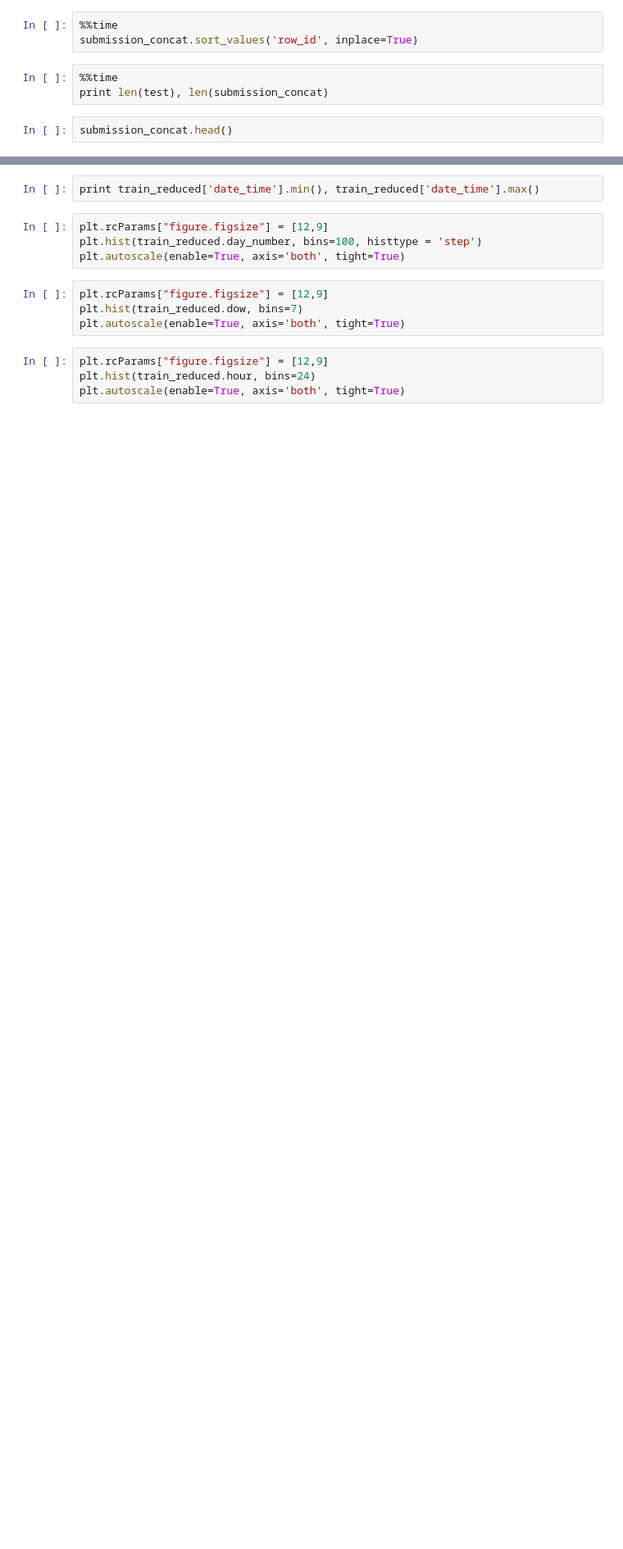
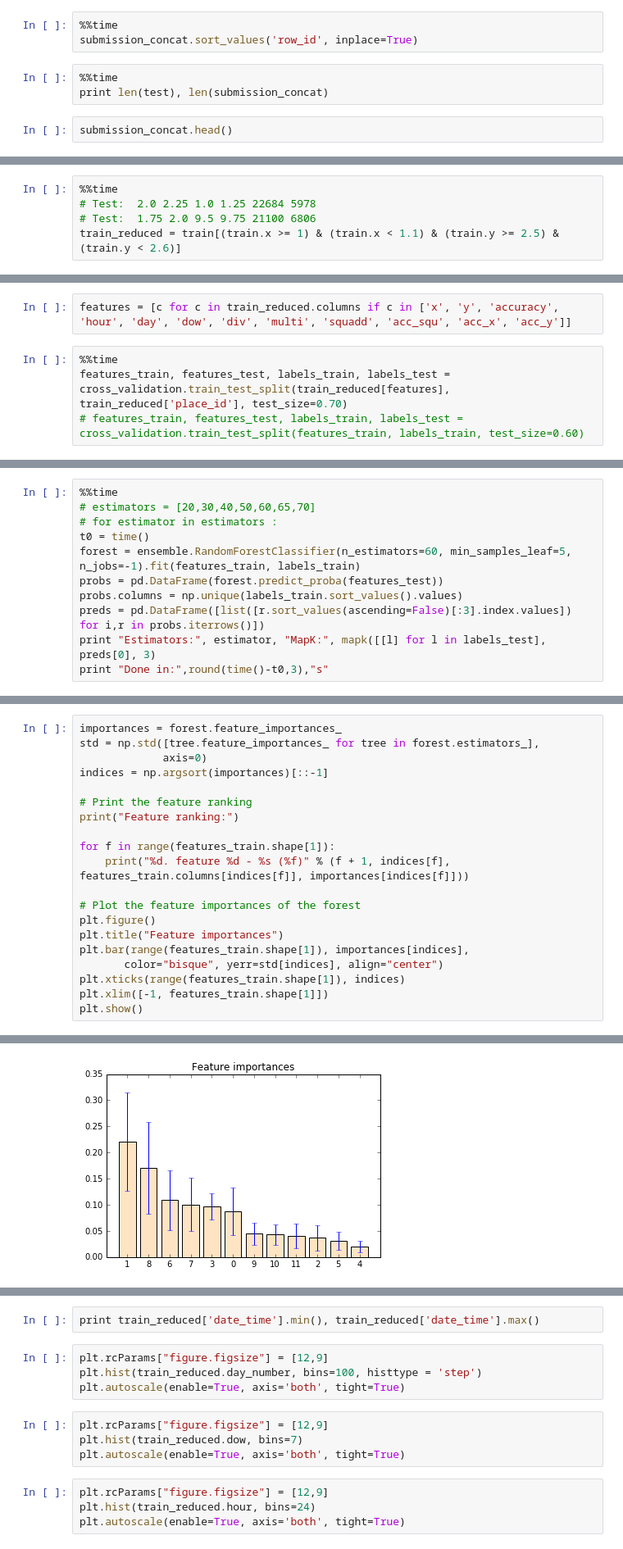
Before and after one commit to yaskyj/facebook_checkins, a Jupyter notebook: CheckIns.ipynb, the cells around one changed output, grey strips where cells are left out. Shown at 82% size. Saved outputs shown, nothing was run; the diff lists cells and outputs as text; blank space fills up the shorter version.

Commit message:
Change to script, add new features, reduce grid sizes

```diff
--- a/CheckIns.ipynb
+++ b/CheckIns.ipynb
@@ -194,0 +188,5 @@ train_reduced = train[(train.x >= 4.5) & (train.x < 4.75) & (train.y >= 4.5) & (
+# %%
+%%time
+# Test:  2.0 2.25 1.0 1.25 22684 5978
+# Test:  1.75 2.0 9.5 9.75 21100 6806
+train_reduced = train[(train.x >= 1) & (train.x < 1.1) & (train.y >= 2.5) & (train.y < 2.6)]
@@ -202,0 +215,6 @@ train_reduced['dow'] = train_reduced['date_time'].dt.dayofweek
+# %%
+features = [c for c in train_reduced.columns if c in ['x', 'y', 'accuracy', 'hour', 'day', 'dow', 'div', 'multi', 'squadd', 'acc_squ', 'acc_x', 'acc_y']]
+# %%
+%%time
+features_train, features_test, labels_train, labels_test = cross_validation.train_test_split(train_reduced[features], train_reduced['place_id'], test_size=0.70)
+# features_train, features_test, labels_train, labels_test = cross_validation.train_test_split(features_train, labels_train, test_size=0.60)
@@ -202,0 +224,11 @@ train_reduced['dow'] = train_reduced['date_time'].dt.dayofweek
+# %%
+%%time
+# estimators = [20,30,40,50,60,65,70]
+# for estimator in estimators :
+t0 = time()
+forest = ensemble.RandomForestClassifier(n_estimators=60, min_samples_leaf=5, n_jobs=-1).fit(features_train, labels_train)
+probs = pd.DataFrame(forest.predict_proba(features_test))
+probs.columns = np.unique(labels_train.sort_values().values)
+preds = pd.DataFrame([list([r.sort_values(ascending=False)[:3].index.values]) for i,r in probs.iterrows()])
+print "Estimators:", estimator, "MapK:", mapk([[l] for l in labels_test], preds[0], 3)
+print "Done in:",round(time()-t0,3),"s"
@@ -202,0 +240,21 @@ train_reduced['dow'] = train_reduced['date_time'].dt.dayofweek
+# %%
+importances = forest.feature_importances_
+std = np.std([tree.feature_importances_ for tree in forest.estimators_],
+             axis=0)
+indices = np.argsort(importances)[::-1]
+
+# Print the feature ranking
+print("Feature ranking:")
+
+for f in range(features_train.shape[1]):
+    print("%d. feature %d - %s (%f)" % (f + 1, indices[f], features_train.columns[indices[f]], importances[indices[f]]))
+
+# Plot the feature importances of the forest
+plt.figure()
+plt.title("Feature importances")
+plt.bar(range(features_train.shape[1]), importances[indices],
+       color="bisque", yerr=std[indices], align="center")
+plt.xticks(range(features_train.shape[1]), indices)
+plt.xlim([-1, features_train.shape[1]])
+plt.show()
+# %% [output]
@@ -202,0 +274 @@ train_reduced['dow'] = train_reduced['date_time'].dt.dayofweek
+[figure, added]
```
Also changed, not shown: parts of 28 cells of this notebook, 2 other files.
